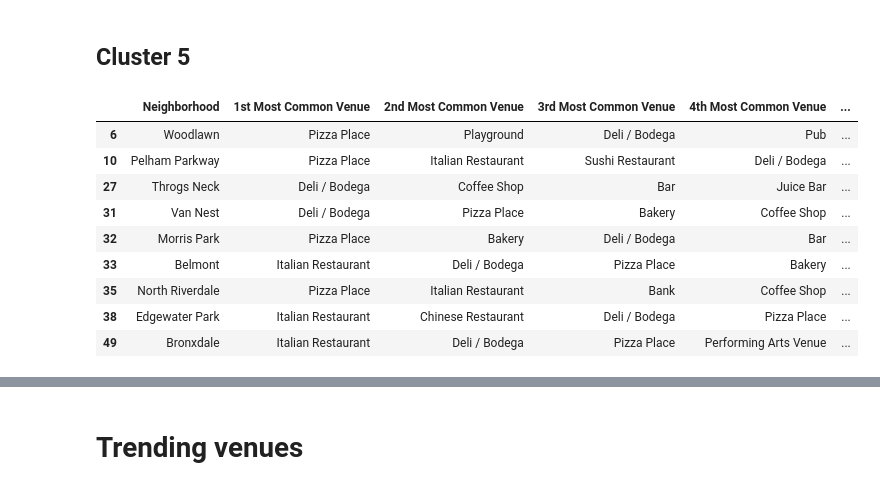
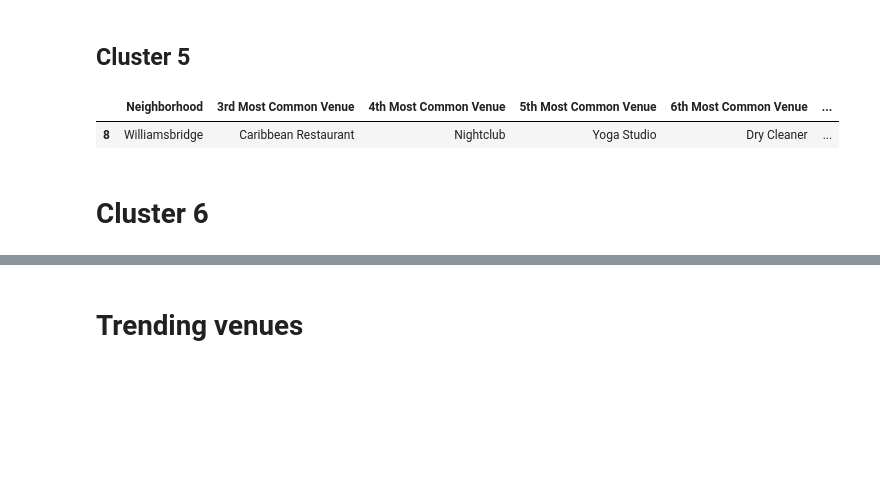
Before and after one commit to KogaData/Coursera_Capstone, a Jupyter notebook: Capestoneprojectcode.ipynb, the cells around one changed output, grey strips where cells are left out. Saved outputs shown, nothing was run; the diff lists cells and outputs as text; code cells hidden in the pictures; blank space fills up the shorter version.

```diff
--- a/Capestoneprojectcode.ipynb
+++ b/Capestoneprojectcode.ipynb
@@ -559,7 +575,7 @@ neighborhoods_venues_sorted.head()
 # Cluster Neighboohoods using K-Means
 # %%
 # set number of clusters
-kclusters = 5
+kclusters = 7
 
 bronx_grouped_clustering = bronx_grouped.drop('Neighborhood', 1)
 
@@ -675,15 +687,9 @@ bronx_merged.loc[bronx_merged['Cluster Labels'] == 3, bronx_merged.columns[[1] +
 # %% [markdown]
 ## Cluster 5
 # %%
-bronx_merged.loc[bronx_merged['Cluster Labels'] == 4, bronx_merged.columns[[1] + list(range(5, bronx_merged.shape[1]))]]
+bronx_merged.loc[bronx_merged['Cluster Labels'] == 4, bronx_merged.columns[[1] + list(range(7, bronx_merged.shape[1]))]]
 # %% [output]
-|  | Neighborhood | 1st Most Common Venue | 2nd Most Common Venue | 3rd Most Common Venue | 4th Most Common Venue | ... |
-| 6 | Woodlawn | Pizza Place | Playground | Deli / Bodega | Pub | ... |
-| 10 | Pelham Parkway | Pizza Place | Italian Restaurant | Sushi Restaurant | Deli / Bodega | ... |
-| 27 | Throgs Neck | Deli / Bodega | Coffee Shop | Bar | Juice Bar | ... |
-| 31 | Van Nest | Deli / Bodega | Pizza Place | Bakery | Coffee Shop | ... |
-| 32 | Morris Park | Pizza Place | Bakery | Deli / Bodega | Bar | ... |
-| 33 | Belmont | Italian Restaurant | Deli / Bodega | Pizza Place | Bakery | ... |
-| 35 | North Riverdale | Pizza Place | Italian Restaurant | Bank | Coffee Shop | ... |
-| 38 | Edgewater Park | Italian Restaurant | Chinese Restaurant | Deli / Bodega | Pizza Place | ... |
-| 49 | Bronxdale | Italian Restaurant | Deli / Bodega | Pizza Place | Performing Arts Venue | ... |
+|  | Neighborhood | 3rd Most Common Venue | 4th Most Common Venue | 5th Most Common Venue | 6th Most Common Venue | ... |
+| 8 | Williamsbridge | Caribbean Restaurant | Nightclub | Yoga Studio | Dry Cleaner | ... |
+# %% [markdown]
+# Cluster 6
```
Also changed, not shown: parts of 12 cells of this notebook.
